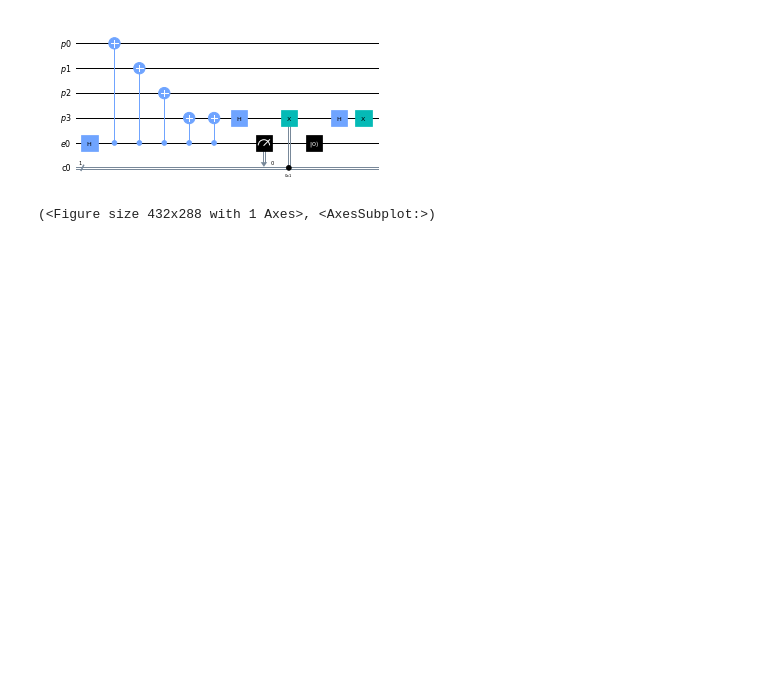
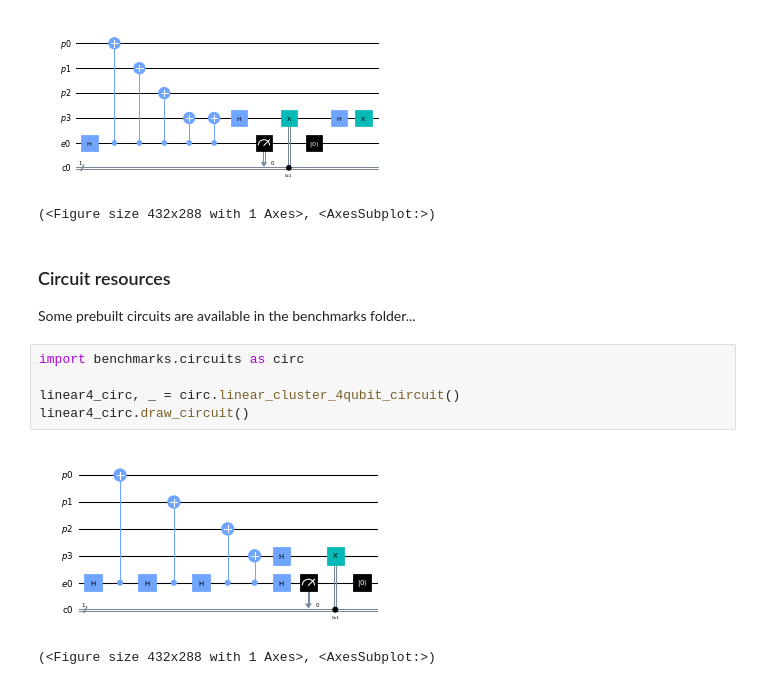
Before and after one commit to graphiq-dev/graphiq, a Jupyter notebook: examples/startup_guide/1_circuits.ipynb, the cells around one changed output. Saved outputs shown, nothing was run; the diff lists cells and outputs as text; blank space fills up the shorter version.

```diff
--- a/examples/startup_guide/1_circuits.ipynb
+++ b/examples/startup_guide/1_circuits.ipynb
@@ -371,3 +377,15 @@ circuit_copy.draw_circuit()
 # %% [output]
 [figure]
 (<Figure size 432x288 with 1 Axes>, <AxesSubplot:>)
+# %% [markdown]
+### Circuit resources
+
+Some prebuilt circuits are available in the benchmarks folder...
+# %%
+import benchmarks.circuits as circ
+
+linear4_circ, _ = circ.linear_cluster_4qubit_circuit()
+linear4_circ.draw_circuit()
+# %% [output]
+[figure, added]
+(<Figure size 432x288 with 1 Axes>, <AxesSubplot:>)
```
Also changed, not shown: parts of 3 cells of this notebook, 2 other files.
